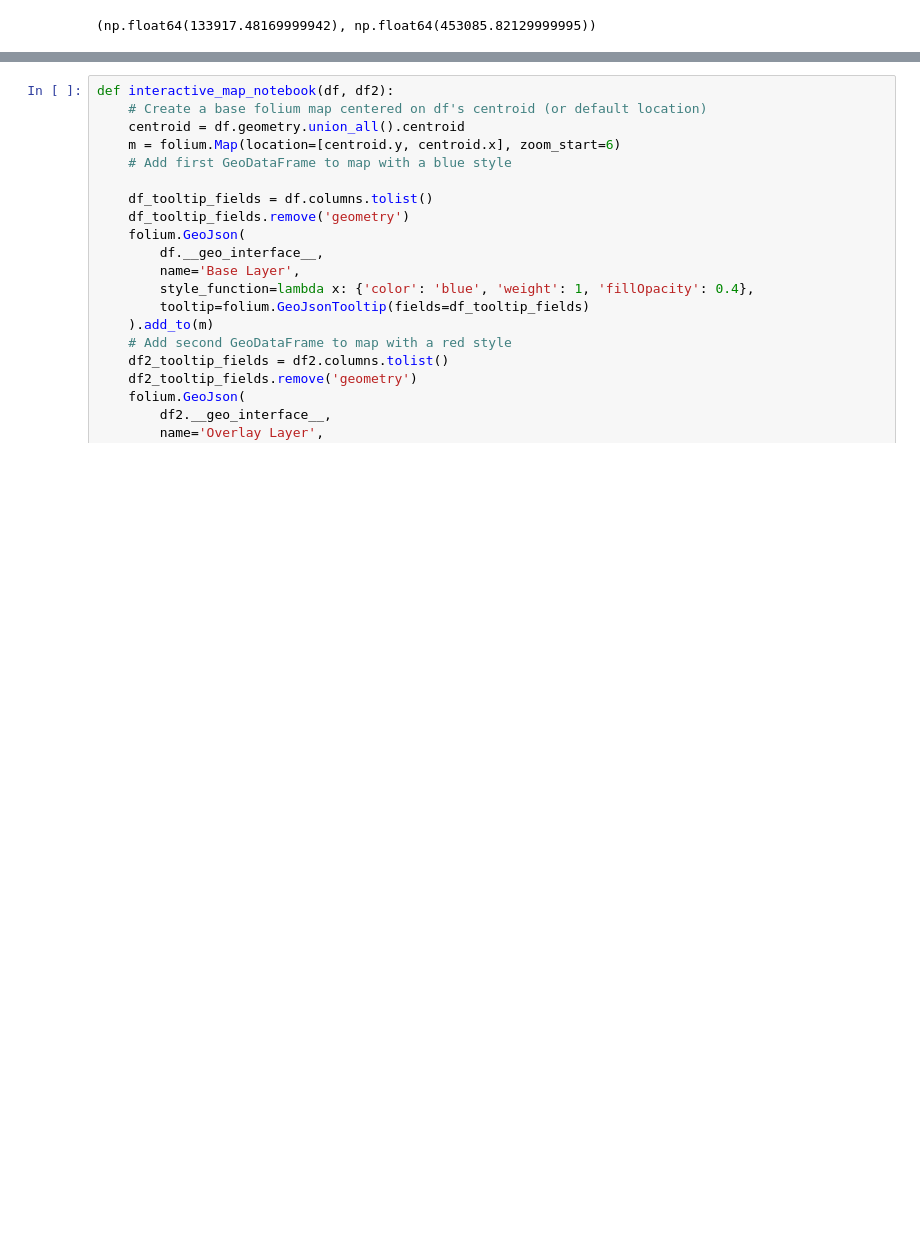
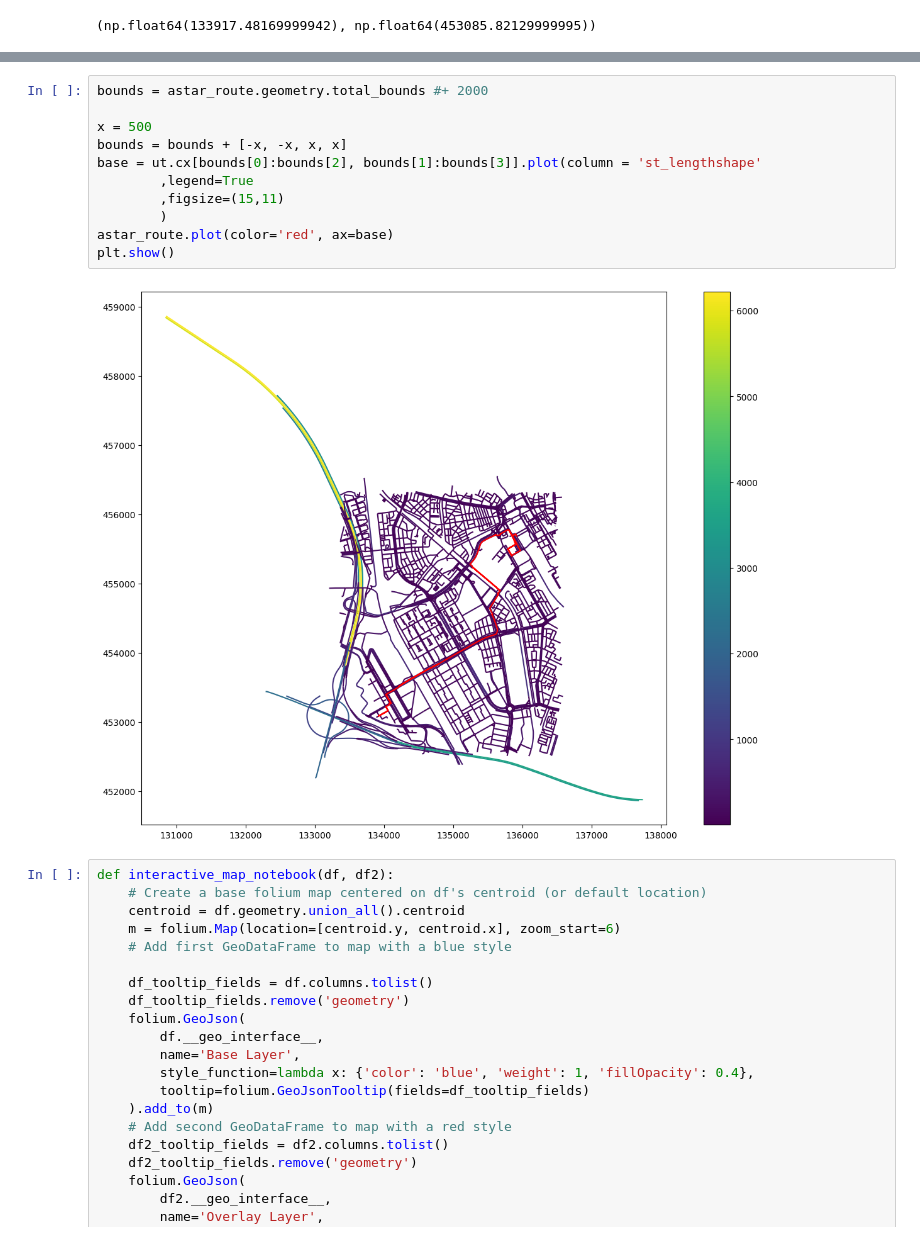
Before and after one commit to pratyush1611/pathfinder, a Jupyter notebook: nearest_graph_path.ipynb, the cells around one changed output, grey strips where cells are left out. Drawn from its saved outputs; the diff is of its cells as text; blank space fills up the shorter version.

```diff
--- a/nearest_graph_path.ipynb
+++ b/nearest_graph_path.ipynb
@@ -192,3 +230,16 @@ plt.show()
+# %%
+bounds = astar_route.geometry.total_bounds #+ 2000
+
+x = 500
+bounds = bounds + [-x, -x, x, x]
+base = ut.cx[bounds[0]:bounds[2], bounds[1]:bounds[3]].plot(column = 'st_lengthshape'
+        ,legend=True
+        ,figsize=(15,11)
+        )
+astar_route.plot(color='red', ax=base)
+plt.show()
+# %% [output]
+[figure, added]
 # %%
 def interactive_map_notebook(df, df2):
     # Create a base folium map centered on df's centroid (or default location)
```
Also changed, not shown: parts of 13 cells of this notebook.
